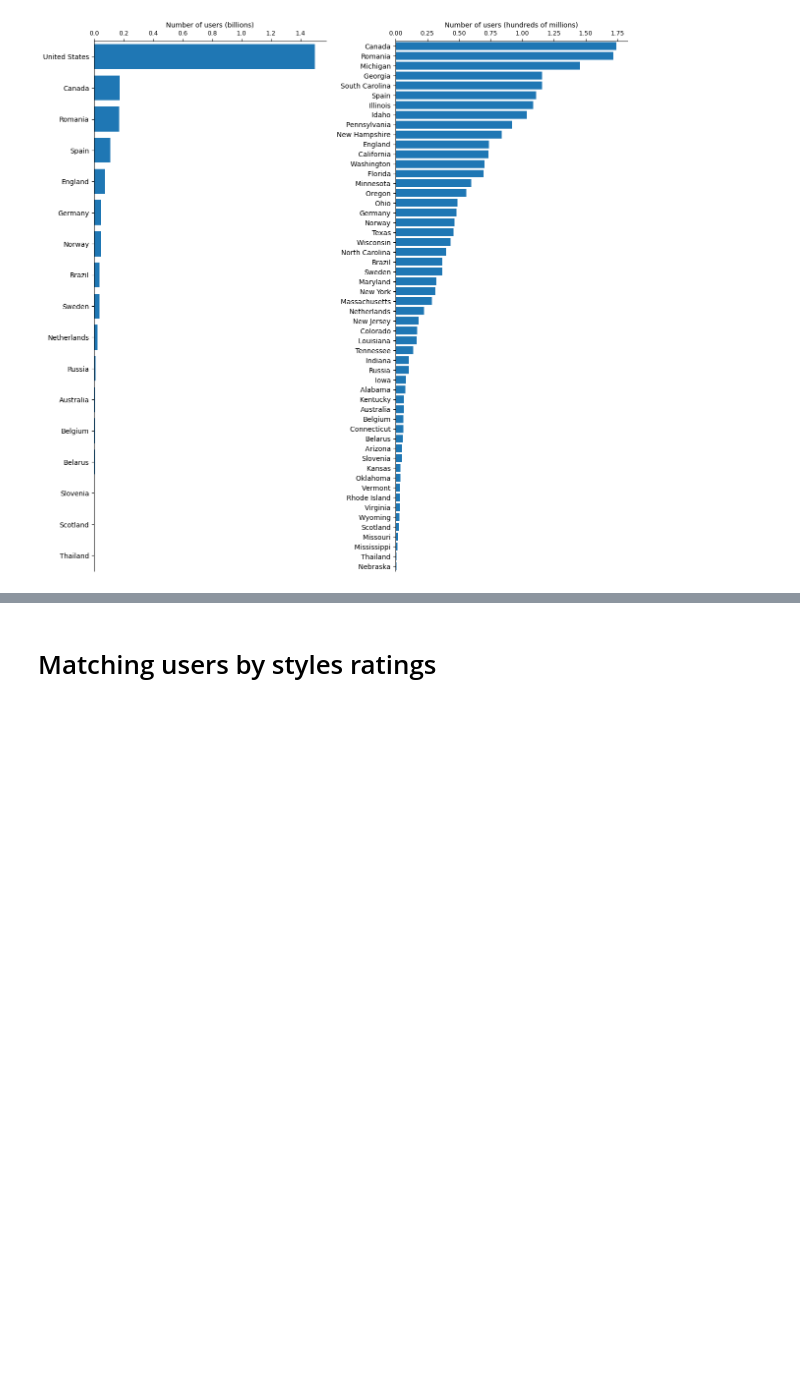
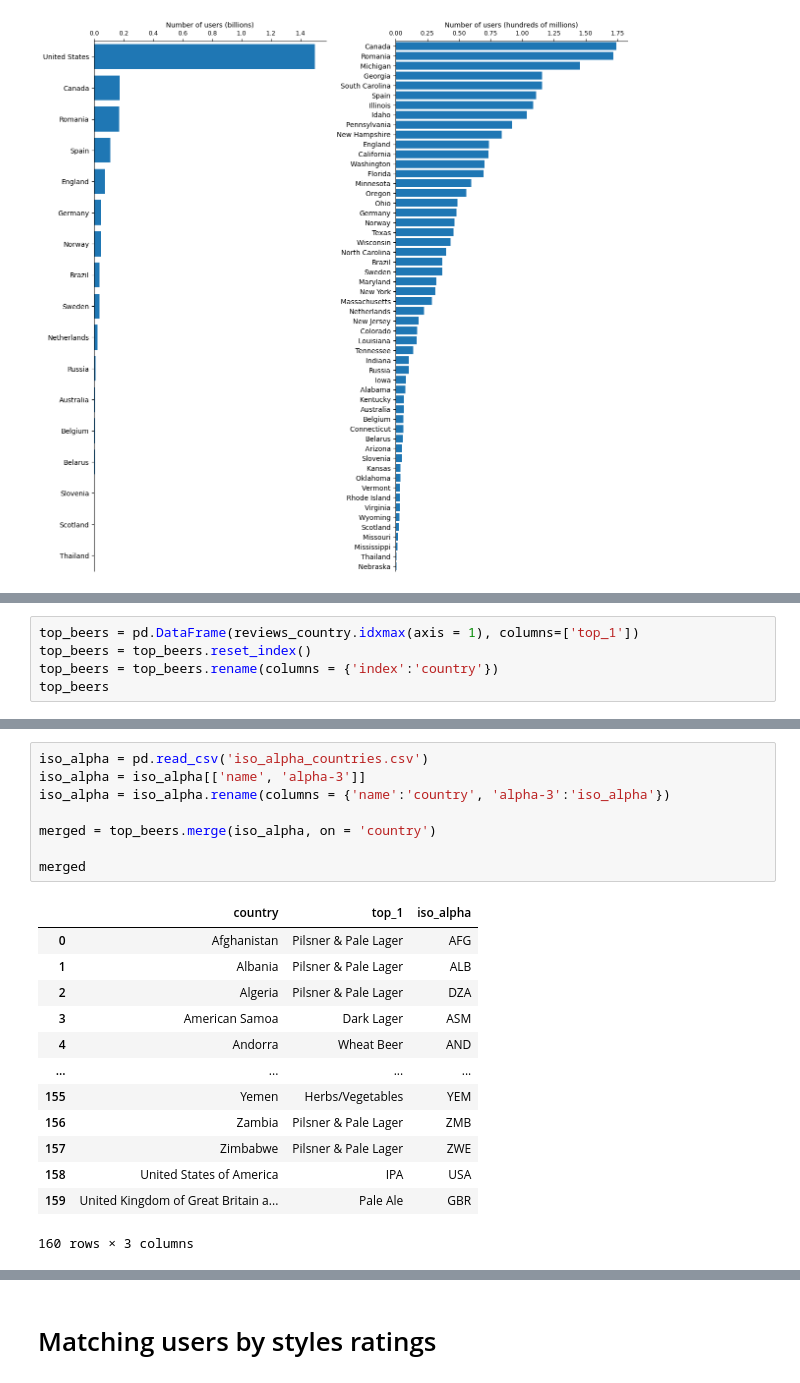
Before and after one commit to epfl-ada/ada-2023-project-adacadabra2023, a Jupyter notebook: Milestone2.ipynb, the cells around one changed output, grey strips where cells are left out. Cells and saved outputs as stored; diff of their text form; blank space fills up the shorter version.

```diff
--- a/Milestone2.ipynb
+++ b/Milestone2.ipynb
@@ -690,0 +984,5 @@ plt.show()
+# %%
+top_beers = pd.DataFrame(reviews_country.idxmax(axis = 1), columns=['top_1'])
+top_beers = top_beers.reset_index()
+top_beers = top_beers.rename(columns = {'index':'country'})
+top_beers
@@ -690,0 +1003,22 @@ plt.show()
+# %%
+iso_alpha = pd.read_csv('iso_alpha_countries.csv')
+iso_alpha = iso_alpha[['name', 'alpha-3']]
+iso_alpha = iso_alpha.rename(columns = {'name':'country', 'alpha-3':'iso_alpha'})
+
+merged = top_beers.merge(iso_alpha, on = 'country')
+
+merged
+# %% [output]
+|  | country | top_1 | iso_alpha |
+| 0 | Afghanistan | Pilsner & Pale Lager | AFG |
+| 1 | Albania | Pilsner & Pale Lager | ALB |
+| 2 | Algeria | Pilsner & Pale Lager | DZA |
+| 3 | American Samoa | Dark Lager | ASM |
+| 4 | Andorra | Wheat Beer | AND |
+| ... | ... | ... | ... |
+| 155 | Yemen | Herbs/Vegetables | YEM |
+| 156 | Zambia | Pilsner & Pale Lager | ZMB |
+| 157 | Zimbabwe | Pilsner & Pale Lager | ZWE |
+| 158 | United States of America | IPA | USA |
+| 159 | United Kingdom of Great Britain a... | Pale Ale | GBR |
+160 rows × 3 columns
```
Also changed, not shown: parts of 17 cells of this notebook, 1 other file.
